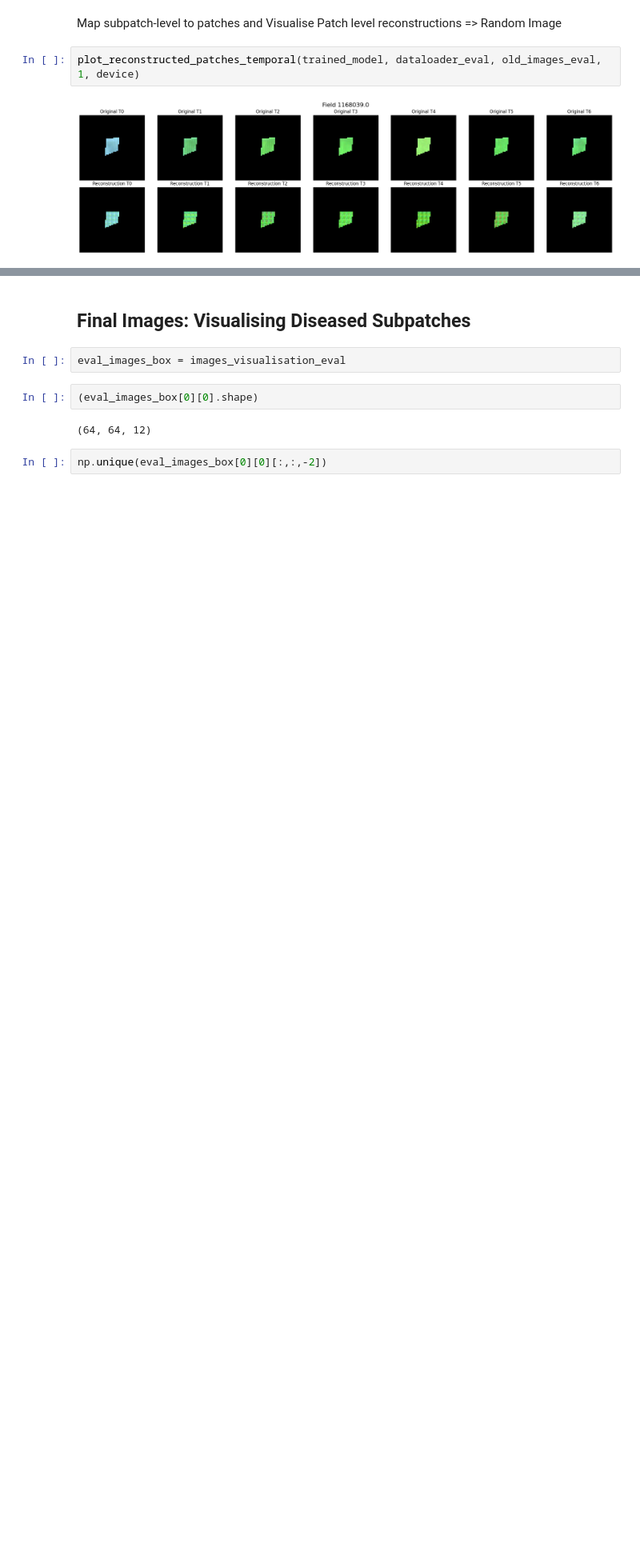
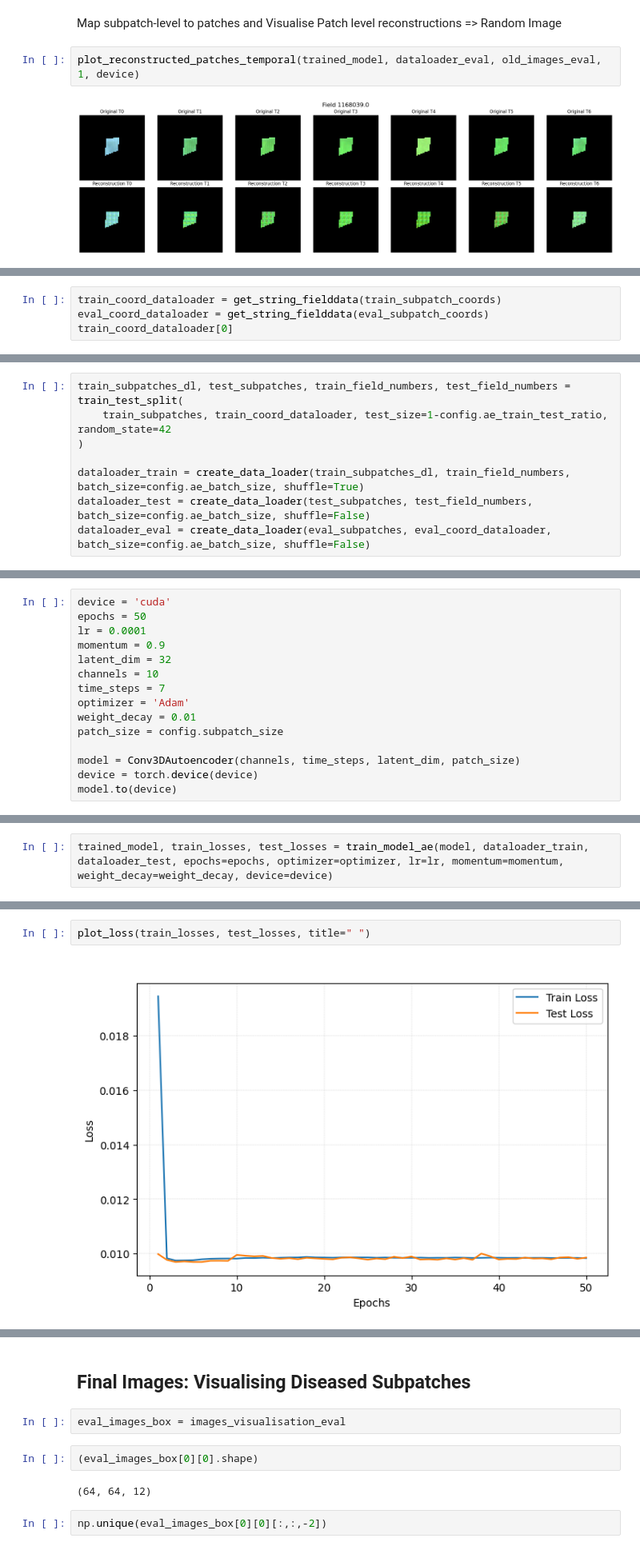
Before and after one commit to bhumikasadbhave/Master-Thesis-SITS, a Jupyter notebook: Modeling/temporal_ae_time_encoding.ipynb, the cells around one changed output, grey strips where cells are left out. Shown at 80% size. Cells and saved outputs as stored; diff of their text form; blank space fills up the shorter version.

```diff
--- a/Modeling/temporal_ae_time_encoding.ipynb
+++ b/Modeling/temporal_ae_time_encoding.ipynb
@@ -308,0 +355,4 @@ plot_reconstructed_patches_temporal(trained_model, dataloader_eval, old_images_e
+# %%
+train_coord_dataloader = get_string_fielddata(train_subpatch_coords)
+eval_coord_dataloader = get_string_fielddata(eval_subpatch_coords)
+train_coord_dataloader[0]
@@ -308,0 +363,8 @@ plot_reconstructed_patches_temporal(trained_model, dataloader_eval, old_images_e
+# %%
+train_subpatches_dl, test_subpatches, train_field_numbers, test_field_numbers = train_test_split(
+    train_subpatches, train_coord_dataloader, test_size=1-config.ae_train_test_ratio, random_state=42
+)
+
+dataloader_train = create_data_loader(train_subpatches_dl, train_field_numbers, batch_size=config.ae_batch_size, shuffle=True)
+dataloader_test = create_data_loader(test_subpatches, test_field_numbers, batch_size=config.ae_batch_size, shuffle=False)
+dataloader_eval = create_data_loader(eval_subpatches, eval_coord_dataloader, batch_size=config.ae_batch_size, shuffle=False)
@@ -308,0 +433,15 @@ plot_reconstructed_patches_temporal(trained_model, dataloader_eval, old_images_e
+# %%
+device = 'cuda'
+epochs = 50
+lr = 0.0001
+momentum = 0.9
+latent_dim = 32
+channels = 10
+time_steps = 7
+optimizer = 'Adam'
+weight_decay = 0.01
+patch_size = config.subpatch_size
+
+model = Conv3DAutoencoder(channels, time_steps, latent_dim, patch_size)
+device = torch.device(device)
+model.to(device)
@@ -308,0 +465,2 @@ plot_reconstructed_patches_temporal(trained_model, dataloader_eval, old_images_e
+# %%
+trained_model, train_losses, test_losses = train_model_ae(model, dataloader_train, dataloader_test, epochs=epochs, optimizer=optimizer, lr=lr, momentum=momentum, weight_decay=weight_decay, device=device)
@@ -308,0 +487,4 @@ plot_reconstructed_patches_temporal(trained_model, dataloader_eval, old_images_e
+# %%
+plot_loss(train_losses, test_losses, title=" ")
+# %% [output]
+[figure, added]
```
Also changed, not shown: parts of 47 cells of this notebook, 3 other files.
